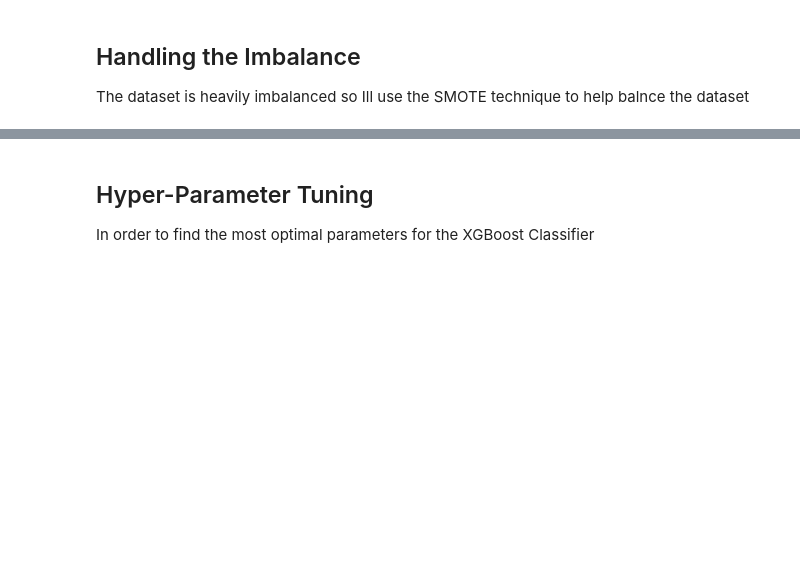
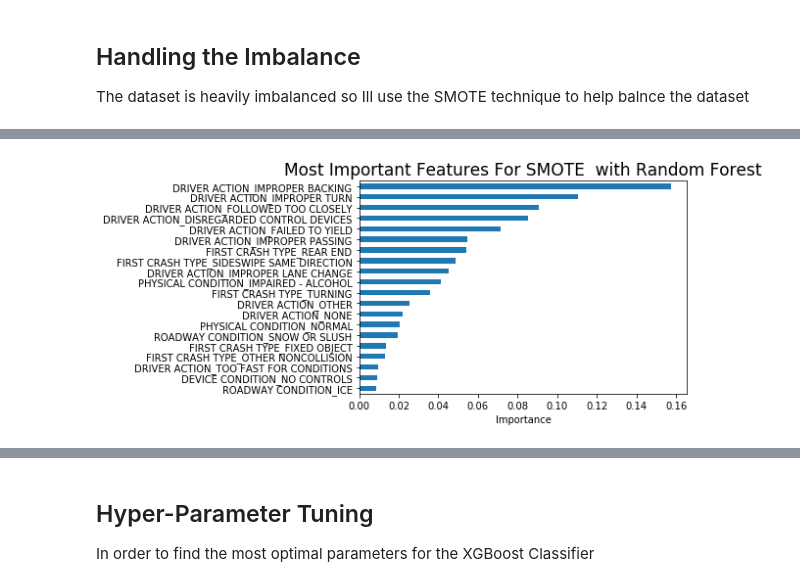
Before and after one commit to arithescientist/chicago_primary_cause_of-caraccidents, a Jupyter notebook: student.ipynb, the cells around one changed output, grey strips where cells are left out. Saved outputs shown, nothing was run; the diff lists cells and outputs as text; code cells hidden in the pictures; blank space fills up the shorter version.

```diff
--- a/student.ipynb
+++ b/student.ipynb
@@ -310,0 +799,5 @@ X_train, y_train = smote.fit_sample(X_train, y_train)
+# %%
+# Plotting the feature importances
+rand_importances = plot_top_features(rand, dd, title='SMOTE  with Random Forest')
+# %% [output]
+[figure, added]
```
Also changed, not shown: parts of 134 cells of this notebook.
